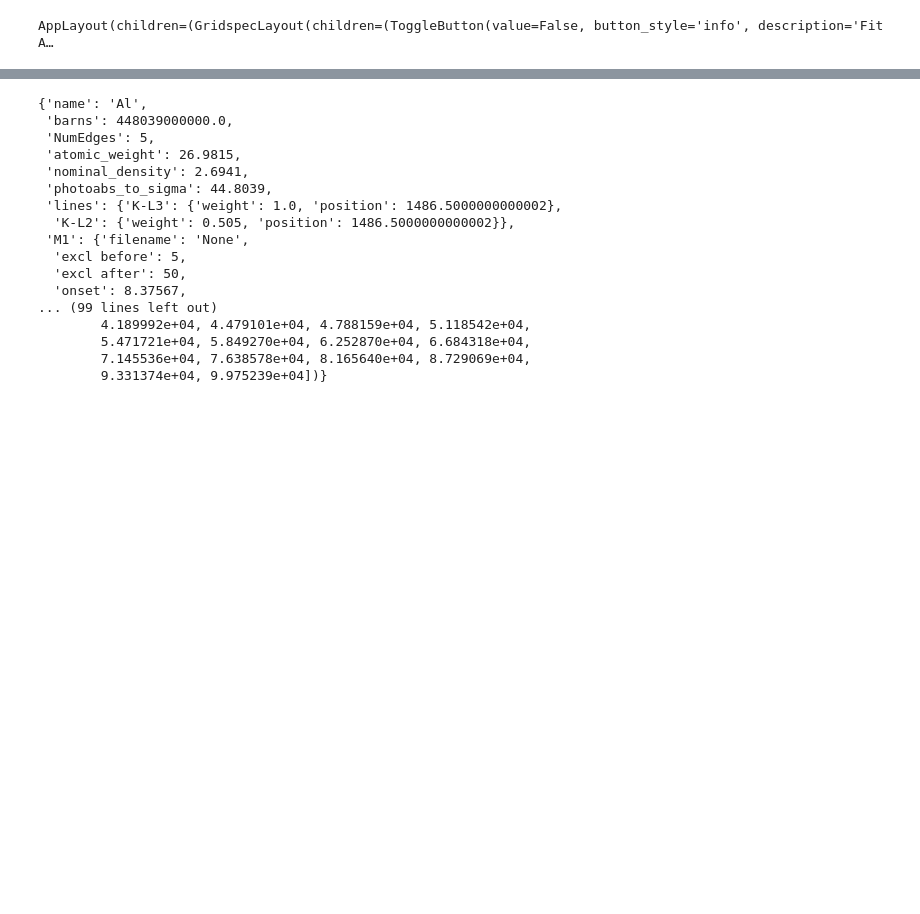
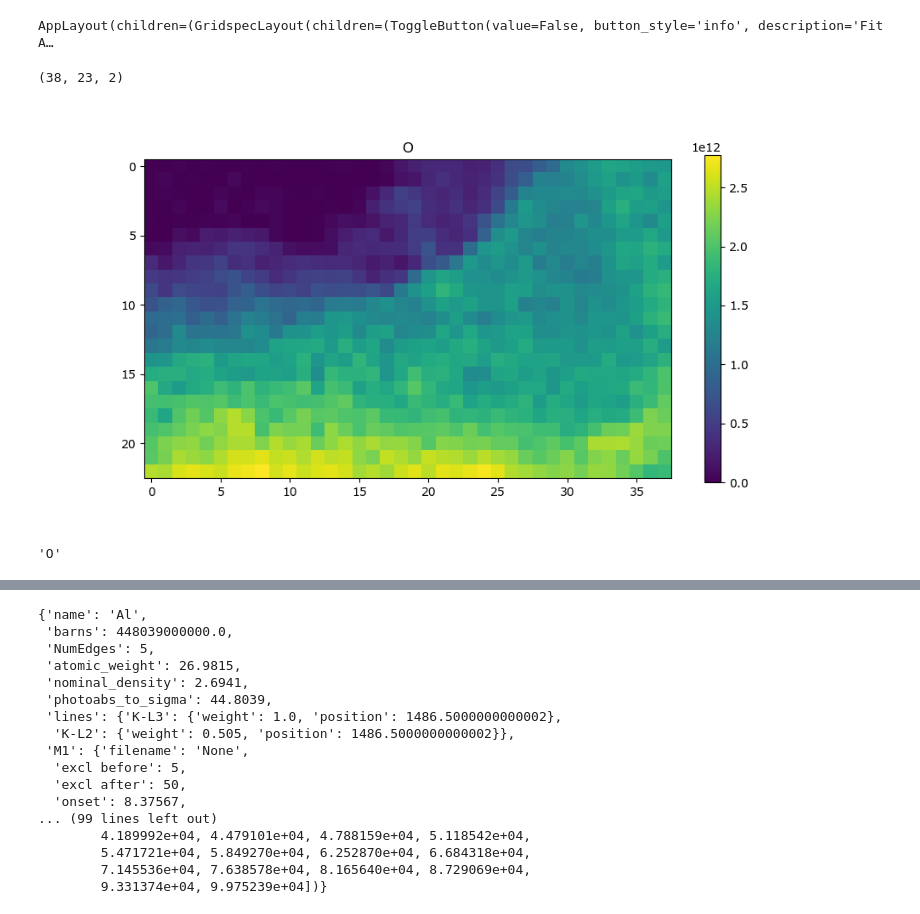
Before and after one commit to pycroscopy/pyTEMlib, a Jupyter notebook: notebooks/EELS/Analysis_Core_Loss.ipynb, the cells around one changed output, grey strips where cells are left out. Saved outputs shown, nothing was run; the diff lists cells and outputs as text; code cells hidden in the pictures; blank space fills up the shorter version.

```diff
--- a/notebooks/EELS/Analysis_Core_Loss.ipynb
+++ b/notebooks/EELS/Analysis_Core_Loss.ipynb
@@ -190,4 +209,4 @@ plt.close('all')
 # %%
-compositionWidget = ieels.CompositionWidget(datasets)
+ compositionWidget = ieels.CompositionWidget(fileWidget.datasets, fileWidget.selected_key)
 # %% [output]
 AppLayout(children=(GridspecLayout(children=(ToggleButton(value=False, button_style='info', description='Fit A…
@@ -196,0 +213,17 @@ compositionWidget.plot()
+# %%
+element = 0
+
+results = compositionWidget.dataset.metadata['edges']['spectrum_image_quantification']
+
+plt.figure(figsize=(10,5))
+plt.title(compositionWidget.dataset.metadata['edges'][str(element)]['element'])
+im = plt.imshow((results[:,:,element]).T)
+cbar = plt.colorbar(im)
+results.shape
+# %% [output]
+(38, 23, 2)
+[figure, added]
+# %%
+compositionWidget.dataset.metadata['edges']['0']['element']
+# %% [output]
+'O'
```
Also changed, not shown: parts of 16 cells of this notebook, 12 other files.
